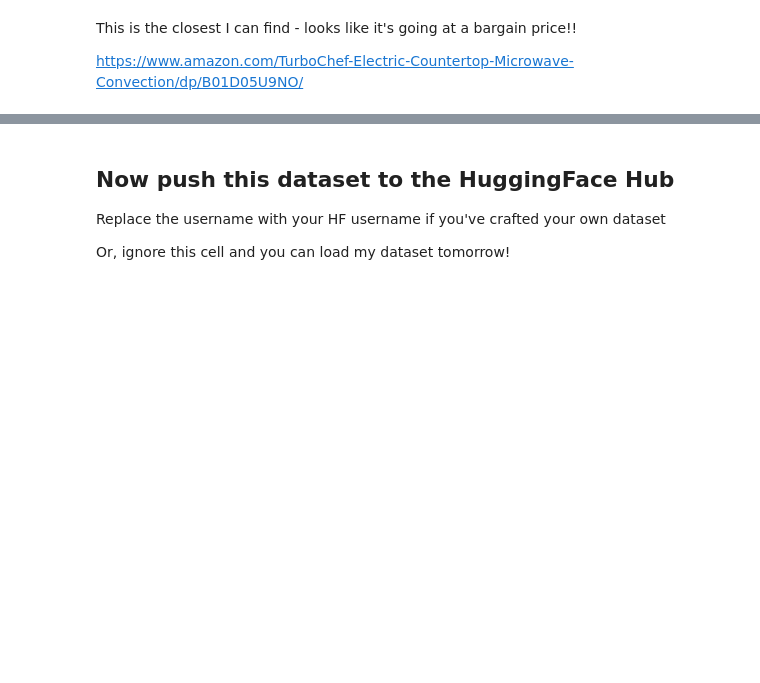
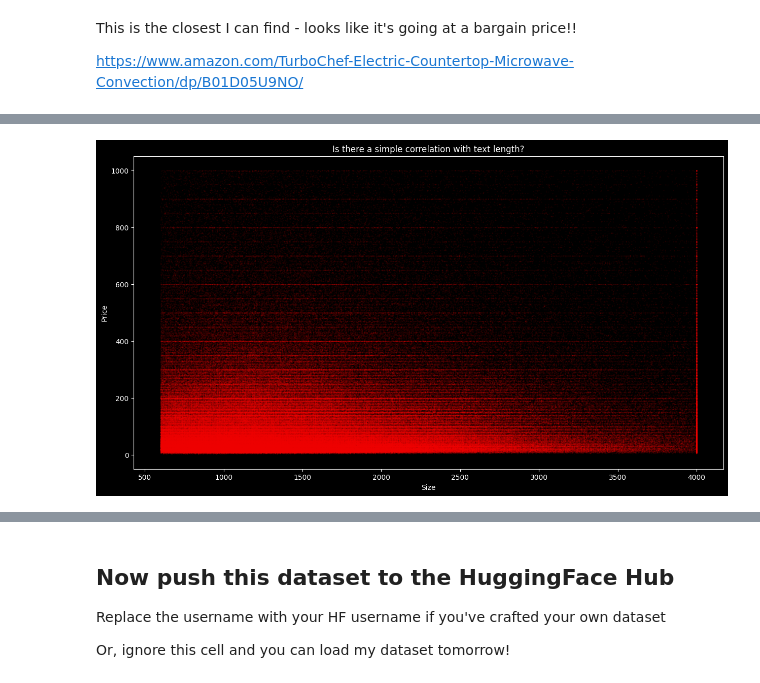
Before and after one commit to cloudpg07/llm_engineering_cloudpg07, a Jupyter notebook: week6/day1.ipynb, the cells around one changed output, grey strips where cells are left out. Cells and saved outputs as stored; diff of their text form; code cells hidden in the pictures; blank space fills up the shorter version.

```diff
--- a/week6/day1.ipynb
+++ b/week6/day1.ipynb
@@ -281,20 +386,22 @@ plt.show()
 # %%
 # How does the price vary with the character count?
 
 sizes = [len(item.full) for item in sample]
 prices = [item.price for item in sample]
 
 # Create the scatter plot
 plt.figure(figsize=(15, 8))
-plt.scatter(sizes, prices, s=0.2, color="red")
+plt.scatter(sizes, prices, s=0.2, alpha=0.1, color="red")
 
 # Add labels and title
 plt.xlabel('Size')
 plt.ylabel('Price')
 plt.title('Is there a simple correlation with text length?')
 
 # Display the plot
 plt.show()
+# %% [output]
+[figure, added]
 # %%
 # How does the price vary with the weight?
 
```
Also changed, not shown: parts of 26 cells of this notebook, 3 other files.
